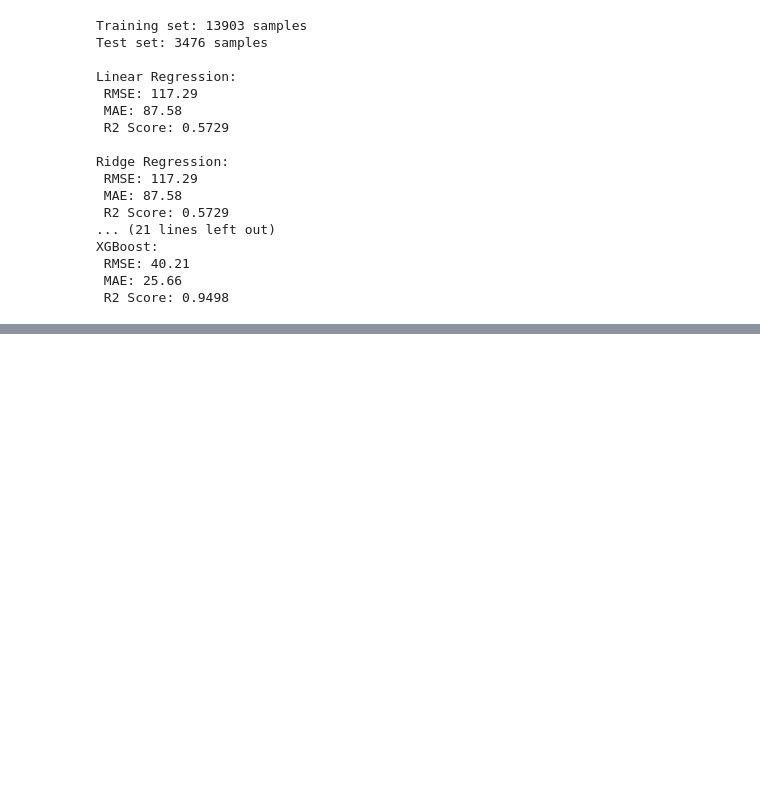
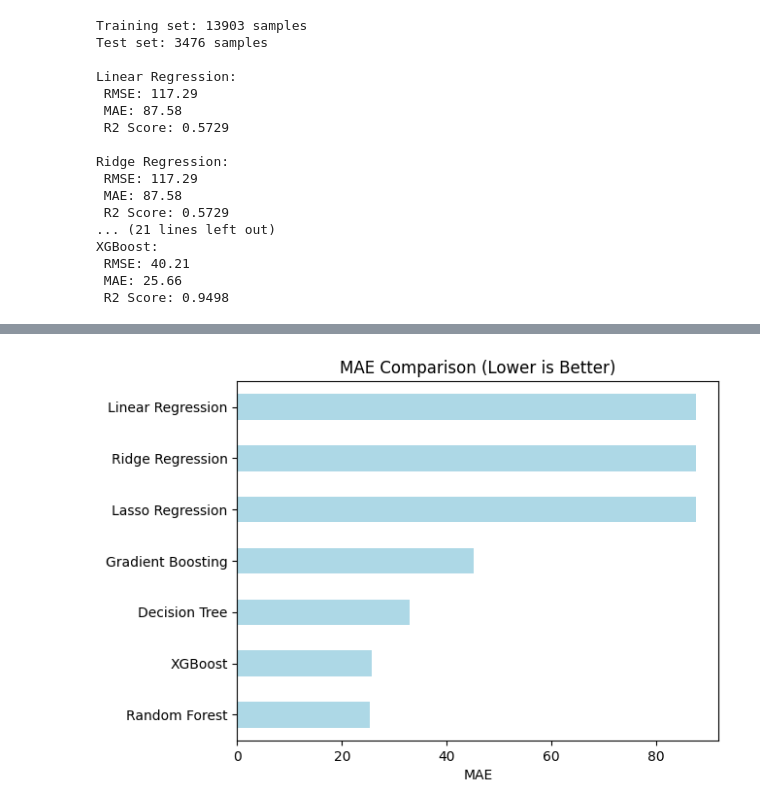
Before and after one commit to Pavan-jangid-here/ML-Projects, a Jupyter notebook: 6. Bike Sharing Dataset/Modelling.ipynb, the cells around one changed output, grey strips where cells are left out. Saved outputs shown, nothing was run; the diff lists cells and outputs as text; code cells hidden in the pictures; blank space fills up the shorter version.

```diff
--- a/6. Bike Sharing Dataset/Modelling.ipynb
+++ b/6. Bike Sharing Dataset/Modelling.ipynb
@@ -528,0 +568,9 @@ XGBoost:
+# %%
+# MAE comparison
+
+fig_2 = results_df['MAE'].sort_values().plot(kind='barh', color='lightblue')
+fig_2.set_title('MAE Comparison (Lower is Better)')
+fig_2.set_xlabel('MAE')
+plt.show()
+# %% [output]
+[figure, added]
```
Also changed, not shown: parts of 14 cells of this notebook, 2 other files.
